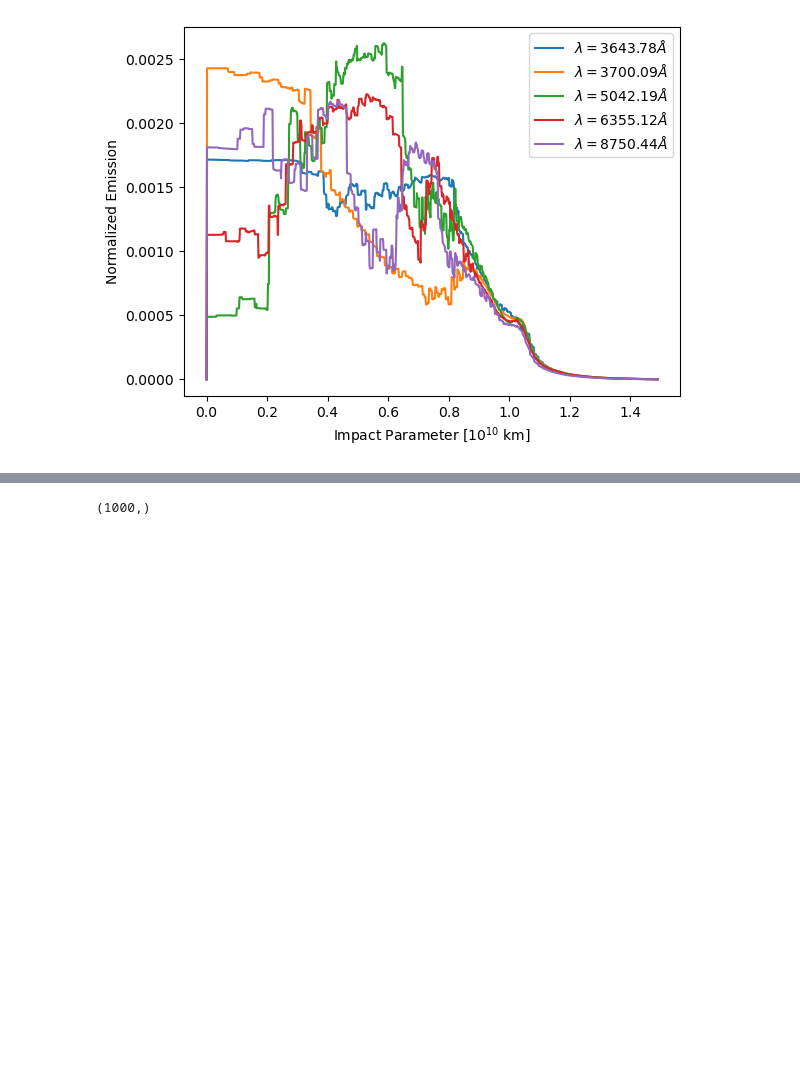
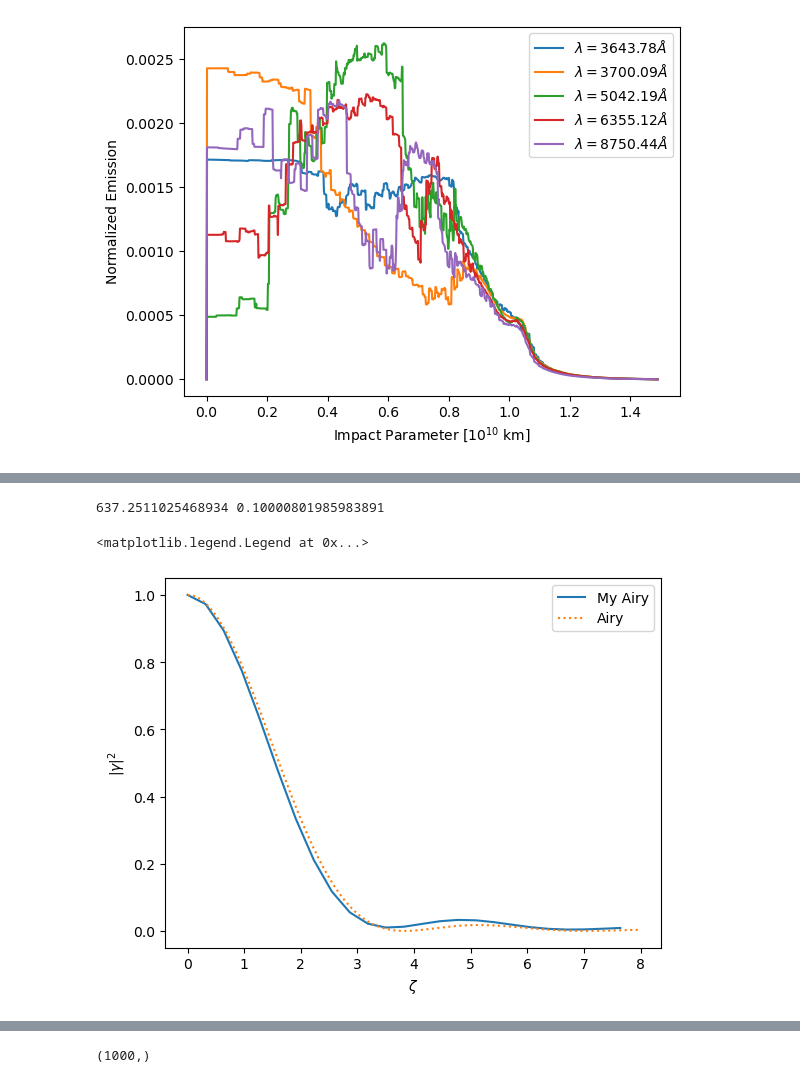
Before and after one commit to AlexGKim/II, a Jupyter notebook: Untitled.ipynb, the cells around one changed output, grey strips where cells are left out. Saved outputs shown, nothing was run; the diff lists cells and outputs as text; code cells hidden in the pictures; blank space fills up the shorter version.

```diff
--- a/Untitled.ipynb
+++ b/Untitled.ipynb
@@ -100,3 +119,51 @@ plt.savefig('gamma2.pdf')
+# %%
+nlam = axis0[:].shape[0]
+delta = axis0[1]-axis0[0]
+drad = .95e15
+ndisk = drad/delta
+nexpand = int(10*ndisk)
+frac = drad / (delta*nexpand)
+print(ndisk,frac)
+
+flux = numpy.zeros((nexpand,nexpand))
+for i in range(nexpand):
+    for j in range(nexpand):
+        if numpy.sqrt(i**2 + j**2) <= drad/delta:
+            flux[i,j]=1
+# flux[0:int(drad/delta)]= 1
+flux = flux/flux.sum()
+
+# flux = numpy.zeros(2*nexpand)
+# flux[-int(drad/delta)+nexpand:int(drad/delta)+nexpand]= 1
+# flux = flux/flux.sum()
+
+# _flux = numpy.zeros(nexpand)
+# _flux[0:len(ren[maxorder[0],:])] =  ren[maxorder[0],:]/ren[maxorder[0],:].sum()
+# plt.plot(flux)
+# plt.plot(_flux)
+# %% [output]
+637.2511025468934 0.10000801985983891
+# %%
+gamma = rfft2(flux)
+gamma2 = numpy.absolute(gamma)**2
+
+# _gamma = rfft(_flux)
+# _gamma2 = numpy.absolute(_gamma)**2
+
+# plt.plot(flux,label=r"My Airy")
+plt.plot(numpy.arange(25)/numpy.pi, gamma2[0,:25],label=r"My Airy")
+# plt.plot(numpy.arange(25)*numpy.pi/9,gamma2[:25],label=r"My Airy")
+# plt.plot(numpy.arange(25)*numpy.pi/9,gamma2[:25],label=r"My Airy")
+# plt.plot(numpy.arange(50)/3.14,_gamma2[:50],label=r"$\lambda={:.2f}\AA$".format(lambdas[index]))
+zeta = numpy.arange(0.001,25/3.14,0.01)
+plt.plot(zeta,(2*jv(1,zeta)/zeta)**2,label='Airy',ls='dotted')
+plt.ylabel(r"$|\gamma|^2$")
+plt.xlabel(r"$\zeta$")
+plt.legend()
+# plt.savefig('gamma2_2.pdf')
+# %% [output]
+<matplotlib.legend.Legend at 0x...>
+[figure, added]
 # %%
 plt.plot(fftshift(gamma2/gamma2.max())[10*nlam//2-50: 10*nlam//2+50],label='SN')
 plt.plot(fftshift(gamma2_a/gamma2_a.max())[10*nlam//2-50: 10*nlam//2+50],label='Airy')
```
Also changed, not shown: parts of 4 cells of this notebook.
